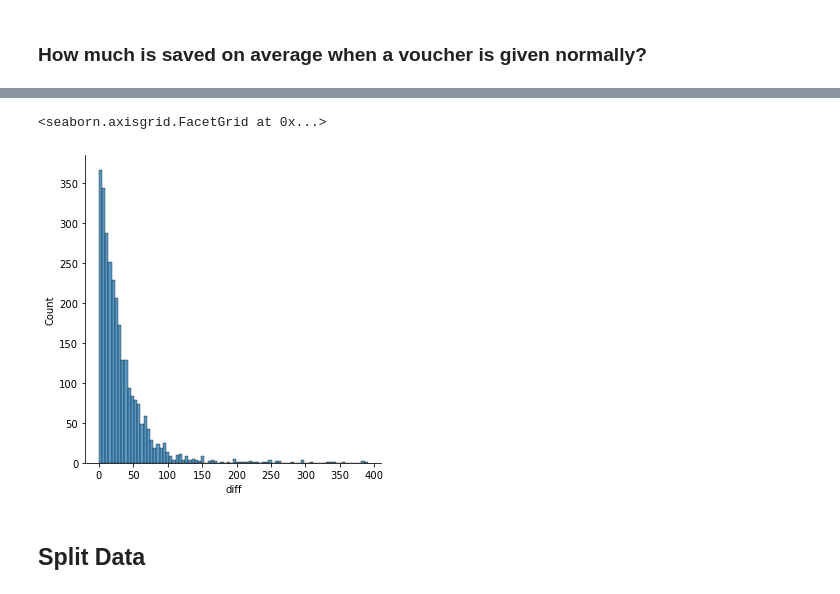
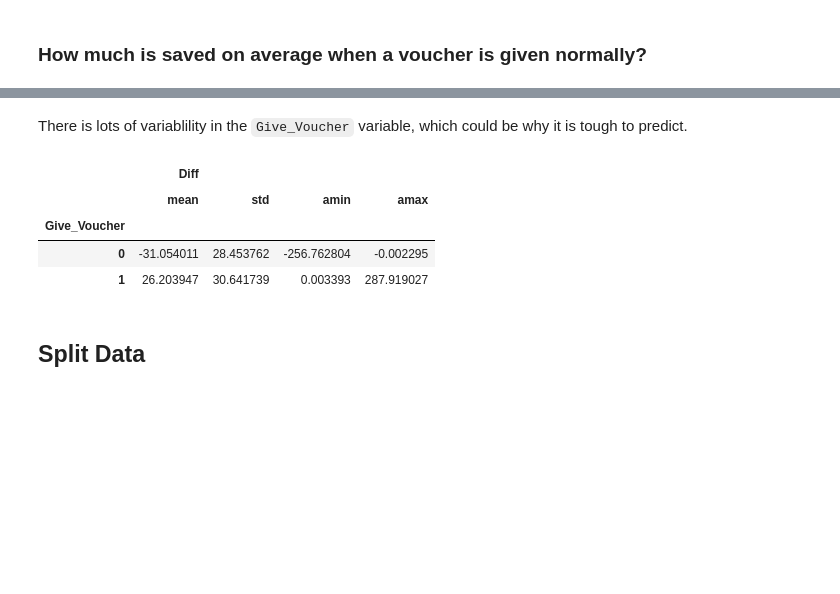
Before and after one commit to sms1097/Carbon-Emissions-Budworm, a Jupyter notebook: Rule Learning/Model 1.ipynb, the cells around one changed output, grey strips where cells are left out. Saved outputs shown, nothing was run; the diff lists cells and outputs as text; code cells hidden in the pictures; blank space fills up the shorter version.

```diff
--- a/Rule Learning/Model 1.ipynb
+++ b/Rule Learning/Model 1.ipynb
@@ -38,7 +39,7 @@ Gong to define a management style upfront to create rule set
 # %%
 MANAGEMENT_STYLE = 'NoMgmt'
 
-# mgmt_df = netc_expanded[netc_expanded['Management'] == MANAGEMENT_STYLE]
+mgmt_df = netc_expanded[netc_expanded['Management'] == MANAGEMENT_STYLE]
 # %% [markdown]
 ### Apply Discount Rate
 Didn't have time to make a "smart" implimentation of this.
@@ -49,7 +52,8 @@ def discount(df):
     temp_df = temp_df.sort_values(by=['Stand_ID', 'TimeStep'])
 
     ## Define discount rate
-    discount_rate = lambda diff, t: diff * (1 / (1 + 0.02) ** t)
+    discount_rate = lambda diff, t: diff * (1 / (1 + 0.01) ** t)
+#     discount_rate = lambda diff, t: diff * 1
     for i, row in temp_df.iterrows():
 
         ## If first timestep do nothing
@@ -97,7 +101,7 @@ def get_mgmt_df(target_df, pred_df, tol):
                     'Stand_ID': [stand],
                     'Give_Voucher': [0],
                     'Result': [group_df['Result'].min()],
-                    'diff': [diff]
+                    'Diff': [diff]
                 })
             )
         else:
@@ -106,7 +110,7 @@ def get_mgmt_df(target_df, pred_df, tol):
                     'Stand_ID': [stand],
                     'Give_Voucher': [1],
                     'Result': [group_df['Result'].min()],
-                    'diff': [diff]
+                    'Diff': [diff]
                 })
             )
 
@@ -148,8 +142,13 @@ Name: diff, dtype: float64
-# %%
-sns.displot(heavy_df[heavy_df['diff'] > 0]['diff'])
-# %% [output]
-<seaborn.axisgrid.FacetGrid at 0x...>
-[figure, removed]
+# %% [markdown]
+There is lots of variablility in the `Give_Voucher` variable, which could be why it is tough to predict.
+# %%
+heavy_df.groupby('Give_Voucher').agg({'Diff': [np.mean, np.std, np.min, np.max]})
+# %% [output]
+|  | Diff |  |  |  |
+|  | mean | std | amin | amax |
+| Give_Voucher |  |  |  |  |
+| 0 | -31.054011 | 28.453762 | -256.762804 | -0.002295 |
+| 1 | 26.203947 | 30.641739 | 0.003393 | 287.919027 |
 # %% [markdown]
 ## Split Data
 # %%
```
Also changed, not shown: parts of 49 cells of this notebook, 3 other files.
